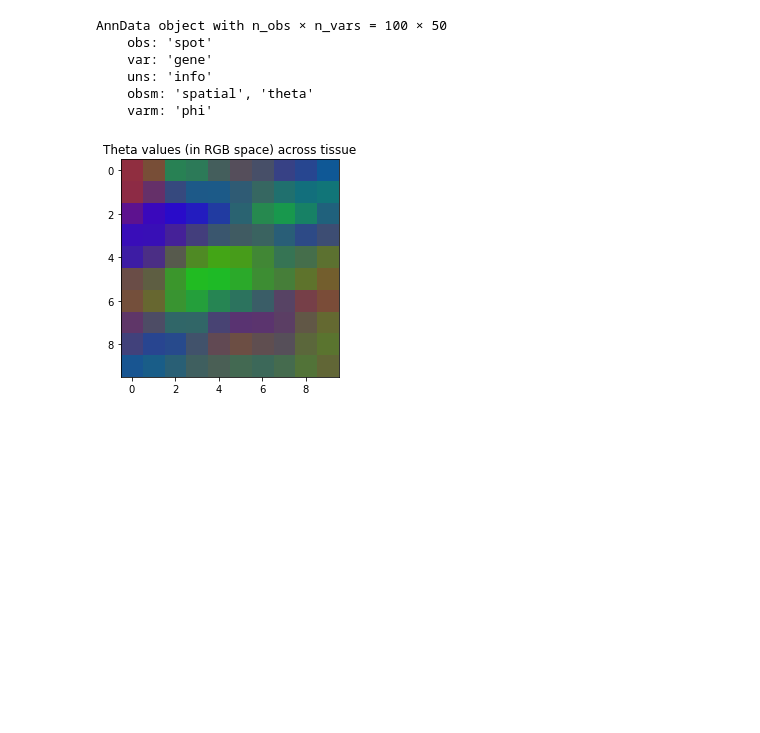
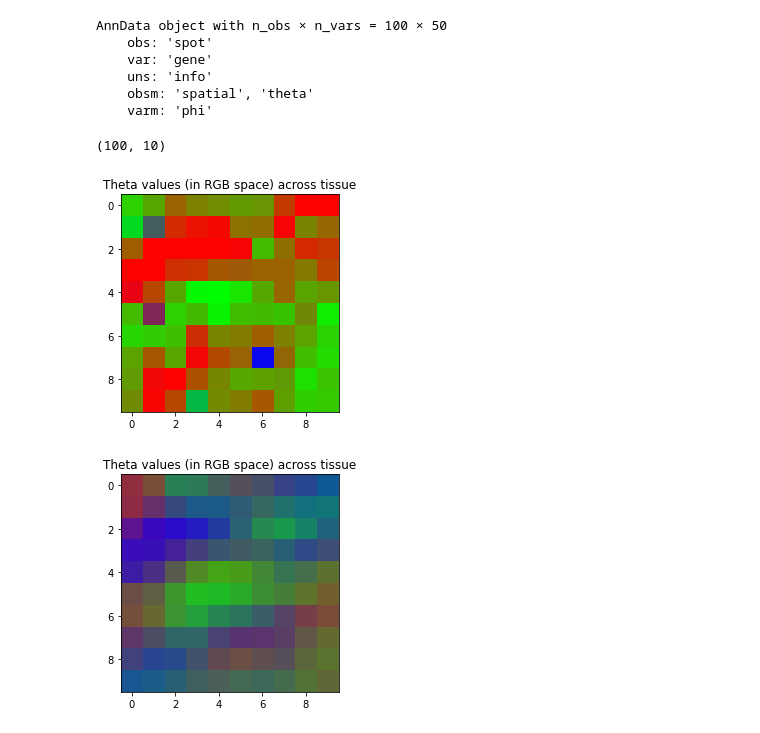
Before and after one commit to j-foyer/ensaLaDA, a Jupyter notebook: Gibbs.ipynb, the cells around one changed output. Saved outputs shown, nothing was run; the diff lists cells and outputs as text; code cells hidden in the pictures; blank space fills up the shorter version.

```diff
--- a/Gibbs.ipynb
+++ b/Gibbs.ipynb
@@ -28,7 +28,7 @@ def prepare_data(adata : an.AnnData, select_hvg : bool = True)-> an.AnnData:
         adata.X = (np.exp(adata.X) -1).round(0)
     return adata
 # %%
-path = "/home/alma/Documents/PhD/master-students/julia/src/Shrink_Le_Dimensions_Alot/spatial-data-synth/20210402100654897026-synth-data.h5ad"
+path = "/Users/juliafoyer/Documents/Skolarbete/Masters_thesis/Scripts/spatial-data-synth/20210402100654897026-synth-data.h5ad"
 adata = an.read_h5ad(path)
 print(adata)
 adata = prepare_data(adata,select_hvg=False)
@@ -39,6 +39,22 @@ AnnData object with n_obs × n_vars = 100 × 50
     uns: 'info'
     obsm: 'spatial', 'theta'
     varm: 'phi'
+# %%
+from sklearn.decomposition import LatentDirichletAllocation as LDA
+
+lda = LDA(n_components=3,max_iter=2000).fit(adata.X)
+# %%
+theta_test.shape
+# %% [output]
+(100, 10)
+# %%
+theta_test = lda.fit_transform(adata.X)
+# %%
+plt.imshow(theta_test.reshape(10,10,3))
+plt.title("Theta values (in RGB space) across tissue")
+plt.show()
+# %% [output]
+[figure, added]
 # %%
 side_length = adata.uns["info"]["side_length"]
 plt.imshow(adata.obsm["theta"].reshape(side_length,side_length,3))
```
Also changed, not shown: parts of 34 cells of this notebook, 4 other files.
